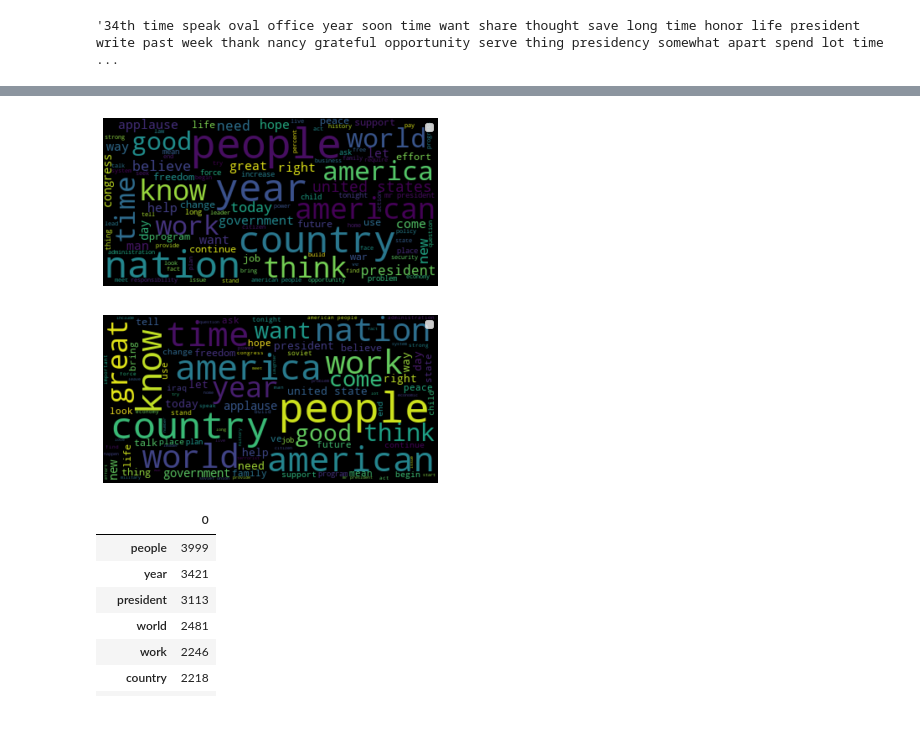
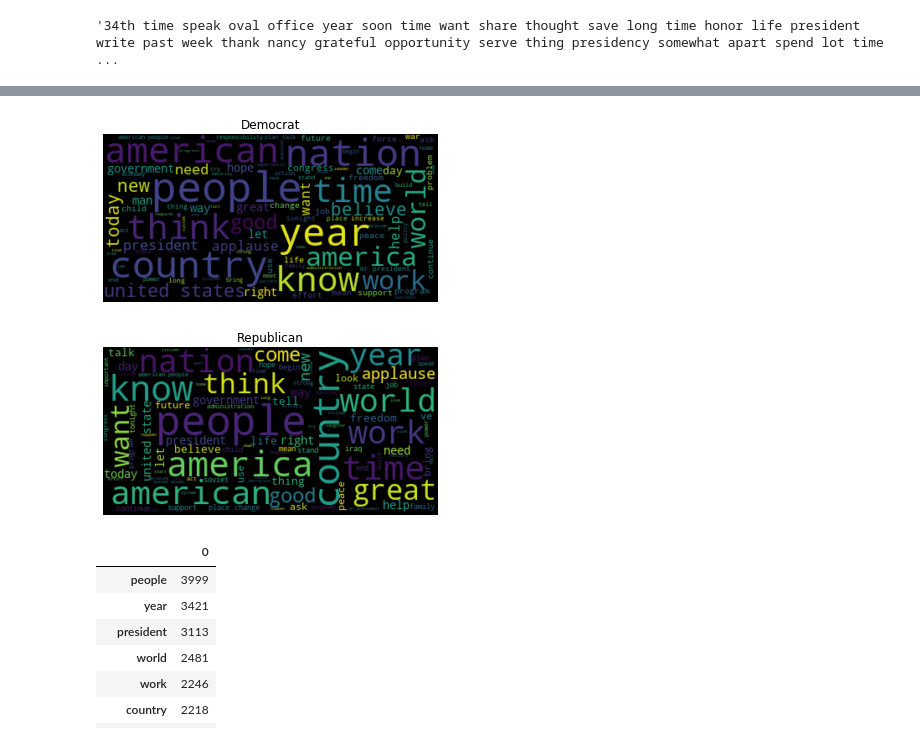
Before and after one commit to JoseMMontoro/nlp_political_speeches, a Jupyter notebook: EDA/EDA_millscenter_speeches.ipynb, the cells around one changed output, grey strips where cells are left out. Cells and saved outputs as stored; diff of their text form; code cells hidden in the pictures.

```diff
--- a/EDA/EDA_millscenter_speeches.ipynb
+++ b/EDA/EDA_millscenter_speeches.ipynb
@@ -157,14 +162,14 @@ rep_speeches = speeches[speeches['Affiliation'] == 'Republican']
 # %%
 for s in [dem_speeches, rep_speeches]:
     wordcloud = WordCloud(max_font_size=50, max_words=100, background_color="black").generate(' '.join(s.Transcript.tolist()))
     plt.figure()
     plt.imshow(wordcloud, interpolation="bilinear")
     plt.axis("off")
-    plt.legend(s.Affiliation.sample())
+    plt.title(s.iloc[0]['Affiliation'])
     plt.show()
 # %% [output]
-[figure, old version]
+[figure, new version]
-[figure, old version]
+[figure, new version]
 # %%
 dem_speeches.Transcript.str.split(expand=True).stack().value_counts().to_frame().iloc[0:20]
 # %% [output]
```
Also changed, not shown: parts of 3 cells of this notebook, 7 other files.
